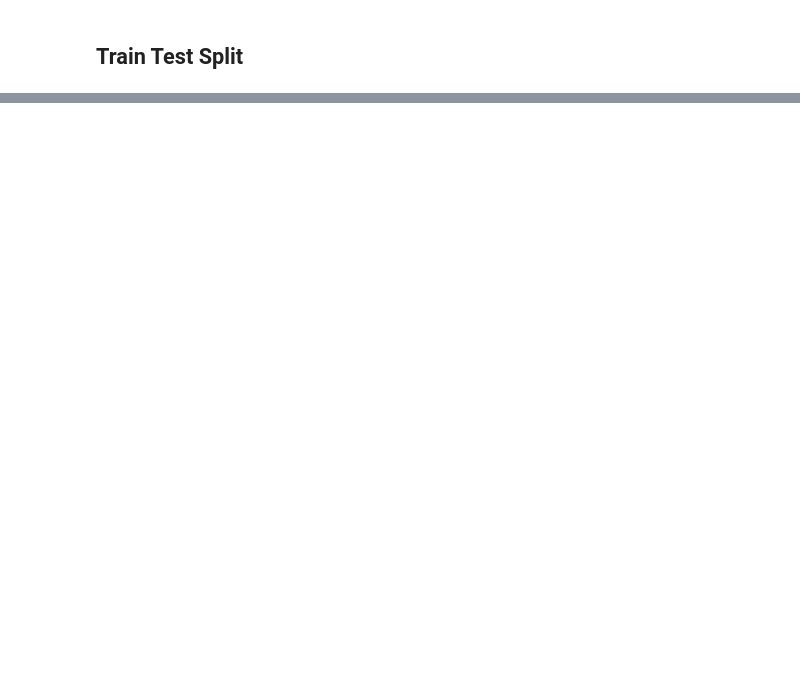
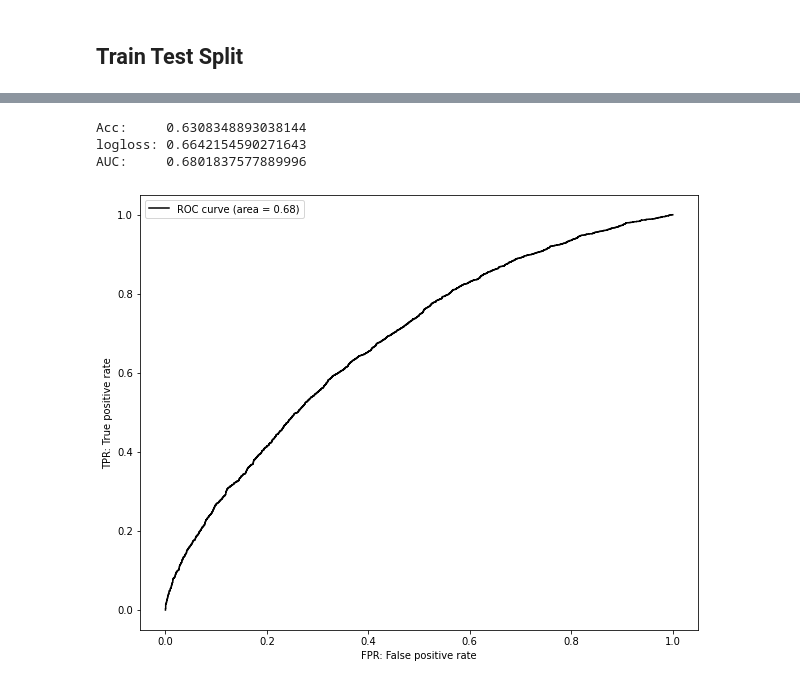
Before and after one commit to tom-uchida/GCI2020_Winter, a Jupyter notebook: final_task/src/main.ipynb, the cells around one changed output, grey strips where cells are left out. Saved outputs shown, nothing was run; the diff lists cells and outputs as text; code cells hidden in the pictures; blank space fills up the shorter version.

```diff
--- a/final_task/src/main.ipynb
+++ b/final_task/src/main.ipynb
@@ -207,4 +116,4 @@ model_lgbm = LGBMClassifier(
         num_threads=1 )
 # %%
-# model_lgbm.fit( train_df[x_calls], train_df['TARGET'] )
-model_lgbm.fit( X_train, y_train )
+# 学習
+model.fit( X_train, y_train )
@@ -210,0 +126,4 @@ model_lgbm.fit( X_train, y_train )
+# %%
+# 予測
+y_pred = model.predict( X_test )
+y_pred_prob = model.predict_proba( X_test ) # テストデータのクラス予測確率を返す
@@ -211 +167,39 @@ model_lgbm.fit( X_train, y_train )
+# %%
+# モデル評価
+# acc: 正答率
+acc     = accuracy_score( y_test, y_pred )
+print( 'Acc:\t', acc )
+
+# logloss
+logloss = log_loss( y_test, y_pred_prob ) # 引数 : log_loss(正解クラス,[クラス0の予測確率,クラス1の予測確率])
+print( 'logloss:', logloss )
+
+# AUC
+auc     = roc_auc_score( y_test,y_pred_prob[:,1]) # 引数 : roc_auc_score(正解クラス, クラス1の予測確率)
+print( 'AUC:\t', auc )
+# %% [output]
+Acc:     0.6308348893038144
+logloss: 0.6642154590271643
+AUC:     0.6801837577889996
+# %%
+# ROC曲線の描画
+# cf : https://tips-memo.com/python-roc
+from sklearn import metrics
+from sklearn.metrics import roc_curve
+
+def plot_roc_curve():
+    plt.rcParams["figure.figsize"] = (10, 8)
+
+    fpr, tpr, thresholds = roc_curve(y_test,y_pred_prob[:,1])
+    auc = metrics.auc(fpr, tpr)
+    plt.plot( fpr, tpr, label='ROC curve (area = %.2f)'%auc, color='black' )
+    plt.legend()
+    plt.xlabel( 'FPR: False positive rate' )
+    plt.ylabel( 'TPR: True positive rate' )
+    # plt.grid()
+    plt.show()
+# %%
+plot_roc_curve()
+# %% [output]
+[figure, added]
 # %%
```
Also changed, not shown: parts of 43 cells of this notebook, 4 other files.
